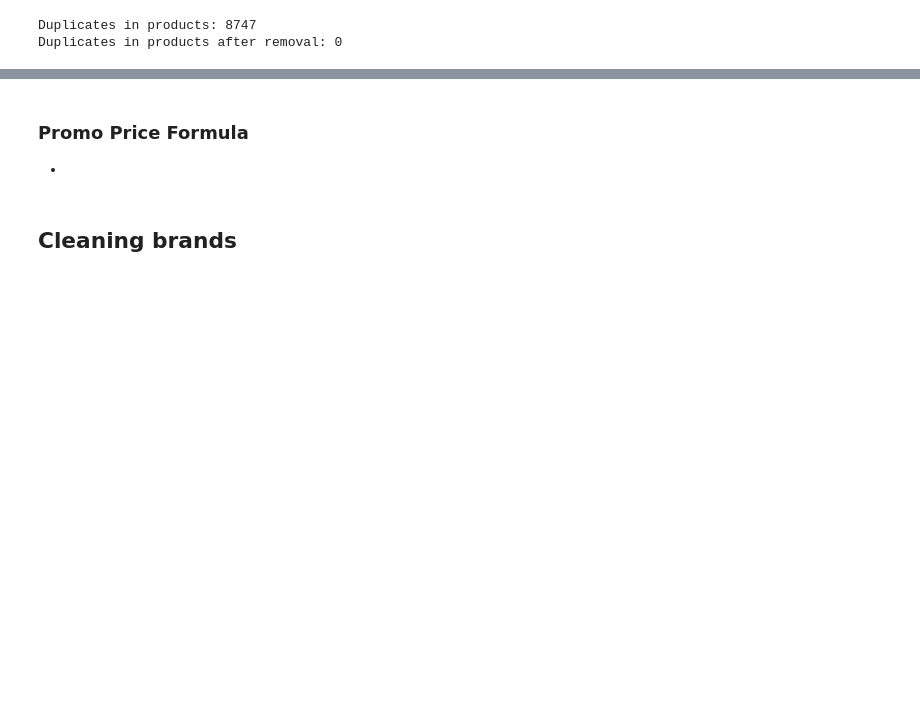
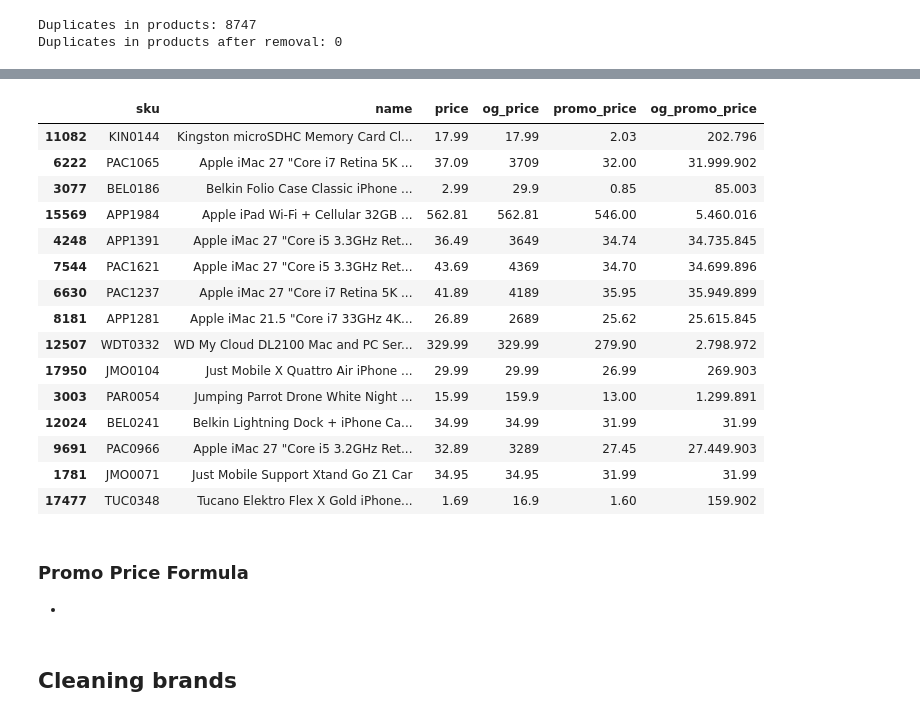
Before and after one commit to tobiasaurer/python-eniac-dataprocessing, a Jupyter notebook: data_exploration.ipynb, the cells around one changed output, grey strips where cells are left out. Cells and saved outputs as stored; diff of their text form; code cells hidden in the pictures; blank space fills up the shorter version.

```diff
--- a/data_exploration.ipynb
+++ b/data_exploration.ipynb
@@ -10,6 +11,11 @@ brands = pd.read_csv('brands.csv')
 orderlines = pd.read_csv('orderlines.csv')
 orders = pd.read_csv('orders.csv')
 products = pd.read_csv('products.csv')
+
+og_brands = pd.read_csv('brands.csv')
+og_orderlines = pd.read_csv('orderlines.csv')
+og_orders = pd.read_csv('orders.csv')
+og_products = pd.read_csv('products.csv')
 # %% [markdown]
 ### __Inspect dataframes heads and tails__
 # %%
@@ -290,12 +287,12 @@ products.drop(['price_nd','decimals','integers','new_price', 'dots'], axis=1, in
 
 # products.head(15)
 # %%
-# Insert price values from orderlines back into products table priceand remove missing values
+# Insert price values from orderlines back into products table price and remove missing values
 
 dict_price_orderlines = dict(price_from_orderlines[['sku', 'price']].values)
 products = (
     products
-        .assign(price = lambda df: df['sku'].map(dict_price_orderlines) if (lambda df_: df_['sku'] in dict_price_orderlines.keys()) else df['price'])
+        .assign(ult_price = lambda df: df['sku'].map(dict_price_orderlines) if (lambda df_: df_['sku'] in dict_price_orderlines.keys()) else df['price'])
         .dropna(subset = 'price')
     )
 # %%
@@ -340,3 +337,37 @@ products.sample(20)
+# %%
+(
+products
+    .assign(diff_prices = lambda df: abs(df['price'] - df['promo_price']))
+    .query("diff_prices > 2000")
+    .sort_values(by = 'diff_prices', ascending=False)
+)
+
+(
+products
+    .merge((og_products
+                .rename(columns={'price': 'og_price', 'promo_price': 'og_promo_price'})
+                [['sku', 'og_price', 'og_promo_price']]),
+            how='left', on='sku')
+    [['sku', 'name', 'price', 'og_price', 'promo_price', 'og_promo_price']]
+    .sample(15)
+)
+# %% [output]
+|  | sku | name | price | og_price | promo_price | og_promo_price |
+| 11082 | KIN0144 | Kingston microSDHC Memory Card Cl... | 17.99 | 17.99 | 2.03 | 202.796 |
+| 6222 | PAC1065 | Apple iMac 27 "Core i7 Retina 5K ... | 37.09 | 3709 | 32.00 | 31.999.902 |
+| 3077 | BEL0186 | Belkin Folio Case Classic iPhone ... | 2.99 | 29.9 | 0.85 | 85.003 |
+| 15569 | APP1984 | Apple iPad Wi-Fi + Cellular 32GB ... | 562.81 | 562.81 | 546.00 | 5.460.016 |
+| 4248 | APP1391 | Apple iMac 27 "Core i5 3.3GHz Ret... | 36.49 | 3649 | 34.74 | 34.735.845 |
+| 7544 | PAC1621 | Apple iMac 27 "Core i5 3.3GHz Ret... | 43.69 | 4369 | 34.70 | 34.699.896 |
+| 6630 | PAC1237 | Apple iMac 27 "Core i7 Retina 5K ... | 41.89 | 4189 | 35.95 | 35.949.899 |
+| 8181 | APP1281 | Apple iMac 21.5 "Core i7 33GHz 4K... | 26.89 | 2689 | 25.62 | 25.615.845 |
+| 12507 | WDT0332 | WD My Cloud DL2100 Mac and PC Ser... | 329.99 | 329.99 | 279.90 | 2.798.972 |
+| 17950 | JMO0104 | Just Mobile X Quattro Air iPhone ... | 29.99 | 29.99 | 26.99 | 269.903 |
+| 3003 | PAR0054 | Jumping Parrot Drone White Night ... | 15.99 | 159.9 | 13.00 | 1.299.891 |
+| 12024 | BEL0241 | Belkin Lightning Dock + iPhone Ca... | 34.99 | 34.99 | 31.99 | 31.99 |
+| 9691 | PAC0966 | Apple iMac 27 "Core i5 3.2GHz Ret... | 32.89 | 3289 | 27.45 | 27.449.903 |
+| 1781 | JMO0071 | Just Mobile Support Xtand Go Z1 Car | 34.95 | 34.95 | 31.99 | 31.99 |
+| 17477 | TUC0348 | Tucano Elektro Flex X Gold iPhone... | 1.69 | 16.9 | 1.60 | 159.902 |
 # %% [markdown]
 ### Promo Price Formula
 
```
Also changed, not shown: parts of 11 cells of this notebook.
